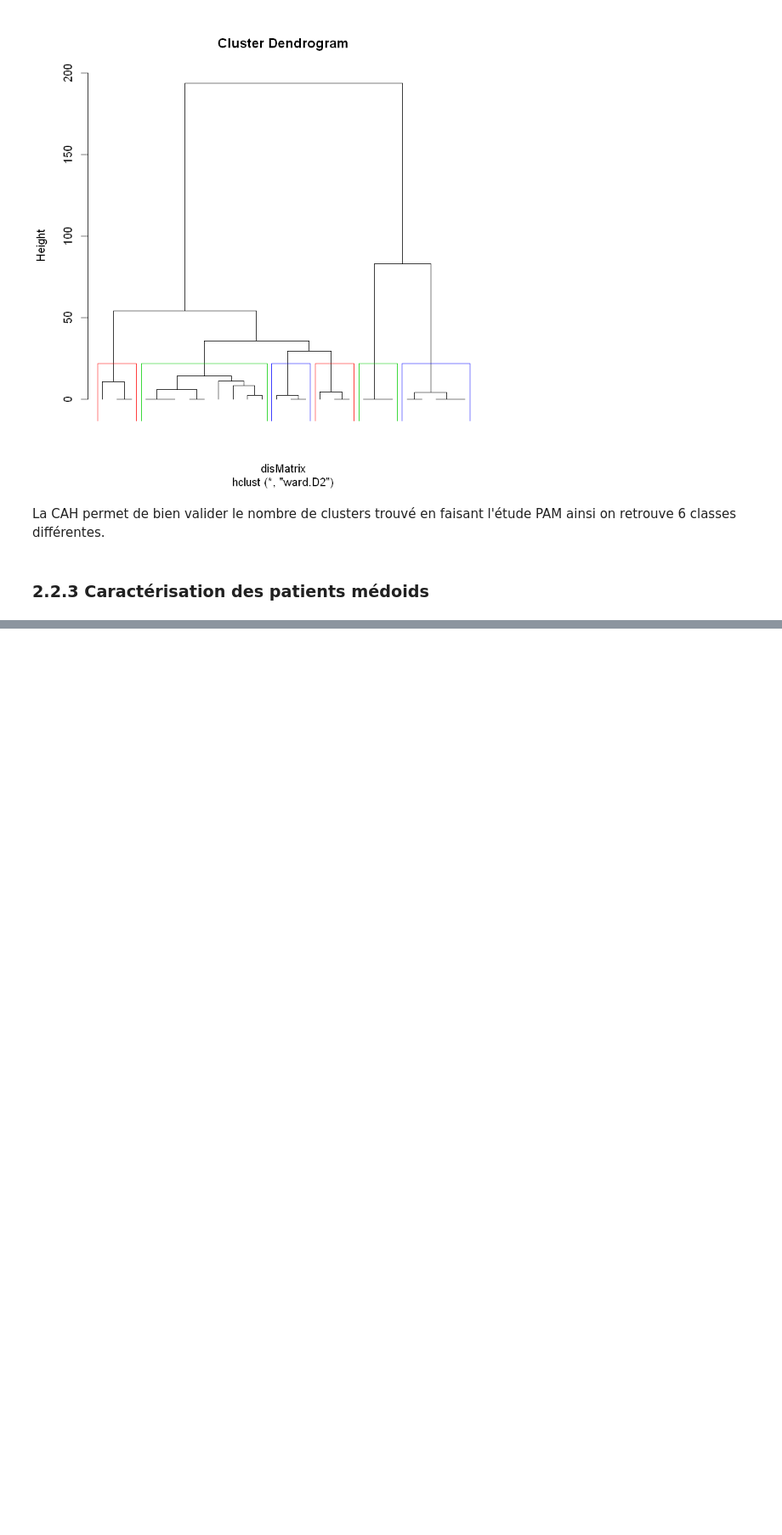
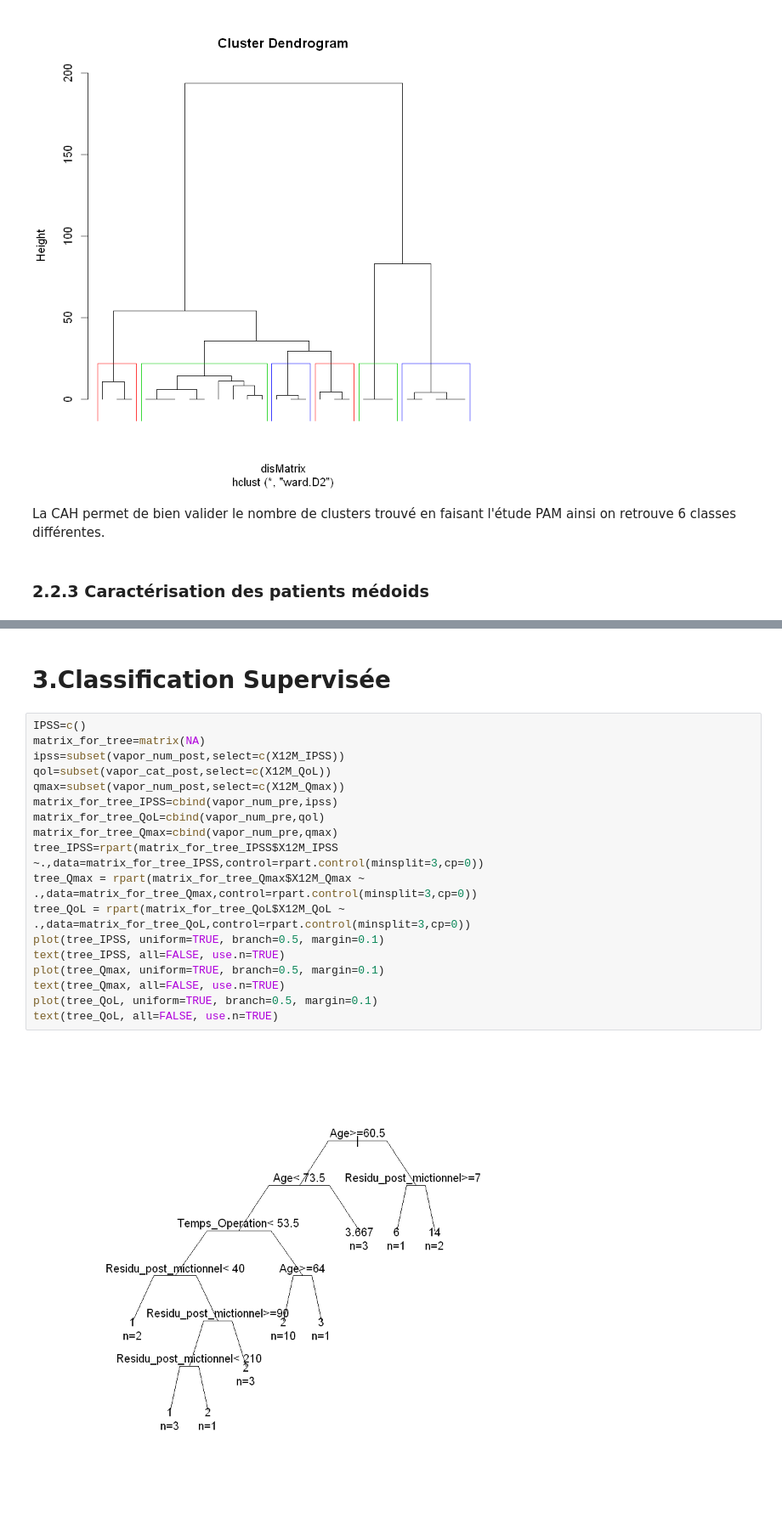
Before and after one commit to BigFab/TP_Adenome, a Jupyter notebook: vapor.ipynb, the cells around one changed output, grey strips where cells are left out. Shown at 85% size. Cells and saved outputs as stored; diff of their text form; blank space fills up the shorter version.

```diff
--- a/vapor.ipynb
+++ b/vapor.ipynb
@@ -601,0 +624,22 @@ medoid_post
+# %% [markdown]
+# 3.Classification Supervisée
+# %%
+IPSS=c()
+matrix_for_tree=matrix(NA)
+ipss=subset(vapor_num_post,select=c(X12M_IPSS))
+qol=subset(vapor_cat_post,select=c(X12M_QoL))
+qmax=subset(vapor_num_post,select=c(X12M_Qmax))
+matrix_for_tree_IPSS=cbind(vapor_num_pre,ipss)
+matrix_for_tree_QoL=cbind(vapor_num_pre,qol)
+matrix_for_tree_Qmax=cbind(vapor_num_pre,qmax)
+tree_IPSS=rpart(matrix_for_tree_IPSS$X12M_IPSS ~.,data=matrix_for_tree_IPSS,control=rpart.control(minsplit=3,cp=0))
+tree_Qmax = rpart(matrix_for_tree_Qmax$X12M_Qmax ~ .,data=matrix_for_tree_Qmax,control=rpart.control(minsplit=3,cp=0))
+tree_QoL = rpart(matrix_for_tree_QoL$X12M_QoL ~ .,data=matrix_for_tree_QoL,control=rpart.control(minsplit=3,cp=0))
+plot(tree_IPSS, uniform=TRUE, branch=0.5, margin=0.1)
+text(tree_IPSS, all=FALSE, use.n=TRUE)
+plot(tree_Qmax, uniform=TRUE, branch=0.5, margin=0.1)
+text(tree_Qmax, all=FALSE, use.n=TRUE)
+plot(tree_QoL, uniform=TRUE, branch=0.5, margin=0.1)
+text(tree_QoL, all=FALSE, use.n=TRUE)
+# %% [output]
+[figure, added]
```
Also changed, not shown: parts of 16 cells of this notebook.
